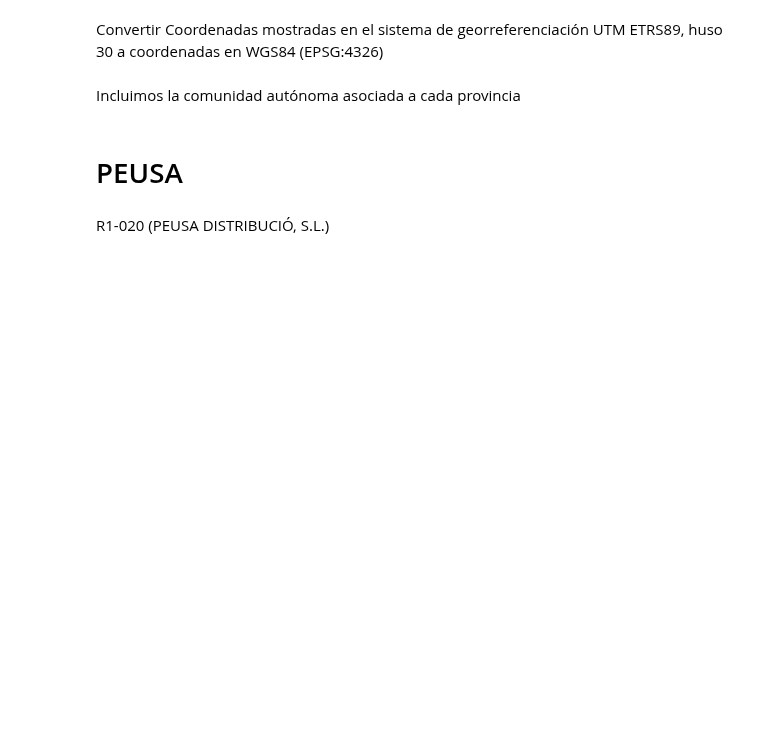
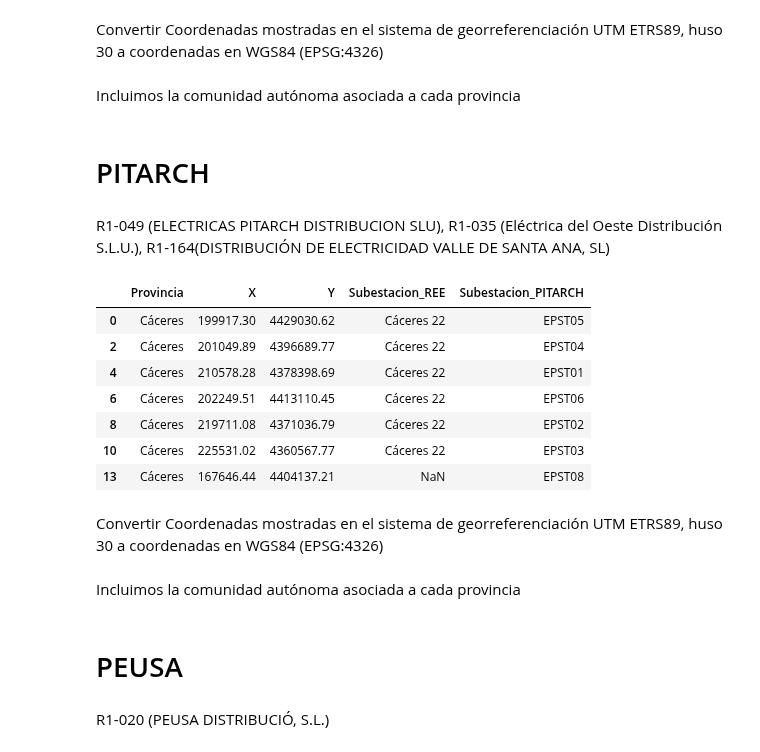
Before and after one commit to jacubero/SEE, a Jupyter notebook: Distribucion/distribucion.ipynb, the cells around one changed output. Saved outputs shown, nothing was run; the diff lists cells and outputs as text; code cells hidden in the pictures; blank space fills up the shorter version.

```diff
--- a/Distribucion/distribucion.ipynb
+++ b/Distribucion/distribucion.ipynb
@@ -620,3 +677,38 @@ Incluimos la comunidad autónoma asociada a cada provincia
 EASA_df['Comunidad'] = EASA_df['Provincia'].apply(obtener_comunidad_autonoma)
 
 EASA_df.to_excel('Excels/EASA.xlsx', index=False)
+# %% [markdown]
+# PITARCH
+# %% [markdown]
+R1-049 (ELECTRICAS PITARCH DISTRIBUCION SLU), R1-035 (Eléctrica del Oeste Distribución S.L.U.), R1-164(DISTRIBUCIÓN DE ELECTRICIDAD VALLE DE SANTA ANA, SL)
+# %%
+# https://distribucionpitarch.es/capacidad-nodal/epd
+file_path = 'Excels/PITARCH_capacidad.xlsx'
+
+# Read the Excel file
+PITARCH_capacidad_df = pd.read_excel(file_path, sheet_name='Sheet1', header=[0])
+
+columns = [
+    'Provincia',
+    'X',
+    'Y',
+    'Subestacion_REE',
+    'Subestacion_PITARCH'
+    ]
+
+# Get unique rows based on 'Identificador de la Subestación'
+PITARCH_df = PITARCH_capacidad_df[columns].drop_duplicates(subset='Subestacion_PITARCH')
+
+# Display the resulting DataFrame
+PITARCH_df
+# %% [output]
+|  | Provincia | X | Y | Subestacion_REE | Subestacion_PITARCH |
+| 0 | Cáceres | 199917.30 | 4429030.62 | Cáceres 22 | EPST05 |
+| 2 | Cáceres | 201049.89 | 4396689.77 | Cáceres 22 | EPST04 |
+| 4 | Cáceres | 210578.28 | 4378398.69 | Cáceres 22 | EPST01 |
+| 6 | Cáceres | 202249.51 | 4413110.45 | Cáceres 22 | EPST06 |
+| 8 | Cáceres | 219711.08 | 4371036.79 | Cáceres 22 | EPST02 |
+| 10 | Cáceres | 225531.02 | 4360567.77 | Cáceres 22 | EPST03 |
+| 13 | Cáceres | 167646.44 | 4404137.21 | NaN | EPST08 |
+# %% [markdown]
+Convertir Coordenadas mostradas en el sistema de georreferenciación UTM ETRS89, huso 30 a coordenadas en WGS84 (EPSG:4326)
@@ -622,0 +723,2 @@ EASA_df.to_excel('Excels/EASA.xlsx', index=False)
+# %% [markdown]
+Incluimos la comunidad autónoma asociada a cada provincia
```
Also changed, not shown: parts of 10 cells of this notebook, 15 other files.
